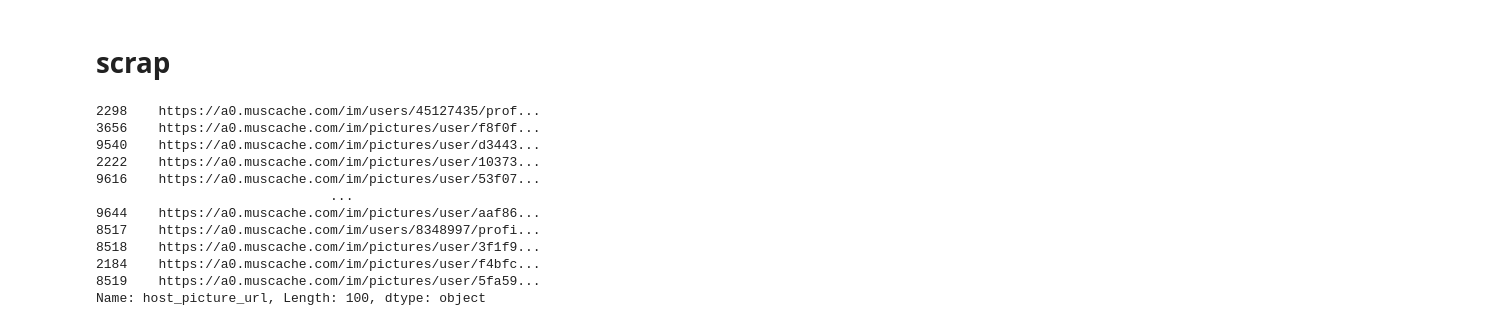
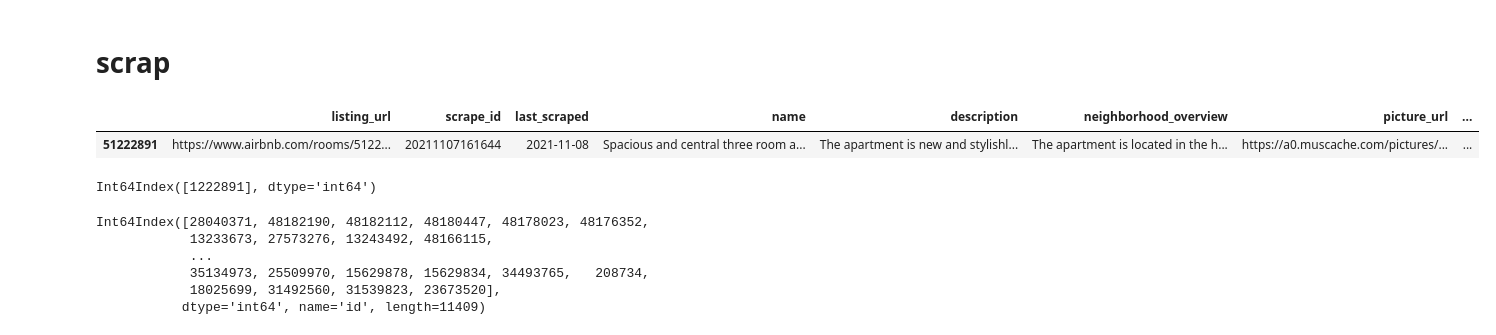
Before and after one commit to dernameistegal/airbnb_price, a Jupyter notebook: data_utils/data_preparation/listings_transformations.ipynb, the cells around one changed output. Saved outputs shown, nothing was run; the diff lists cells and outputs as text; code cells hidden in the pictures.

```diff
--- a/data_utils/data_preparation/listings_transformations.ipynb
+++ b/data_utils/data_preparation/listings_transformations.ipynb
@@ -565,18 +565,23 @@ listings.to_pickle(path)
 # scrap
 # %%
 scrap_listings = pd.read_pickle("/content/drive/MyDrive/Colab/airbnb/data/translations/translated_listings.pickle")
+scrap_listings.set_index("id", inplace=True)
-# %%
-scrap_listings.host_picture_url[100:200]
-# %% [output]
-2298    https://a0.muscache.com/im/users/45127435/prof...
-3656    https://a0.muscache.com/im/pictures/user/f8f0f...
-9540    https://a0.muscache.com/im/pictures/user/d3443...
-2222    https://a0.muscache.com/im/pictures/user/10373...
-9616    https://a0.muscache.com/im/pictures/user/53f07...
-                              ...
-9644    https://a0.muscache.com/im/pictures/user/aaf86...
-8517    https://a0.muscache.com/im/users/8348997/profi...
-8518    https://a0.muscache.com/im/pictures/user/3f1f9...
-2184    https://a0.muscache.com/im/pictures/user/f4bfc...
-8519    https://a0.muscache.com/im/pictures/user/5fa59...
-Name: host_picture_url, Length: 100, dtype: object
+# %%
+index = pd.Index([51222891])
+scrap_listings.loc[index]
+# %% [output]
+|  | listing_url | scrape_id | last_scraped | name | description | neighborhood_overview | picture_url | ... |
+| 51222891 | https://www.airbnb.com/rooms/5122... | 20211107161644 | 2021-11-08 | Spacious and central three room a... | The apartment is new and stylishl... | The apartment is located in the h... | https://a0.muscache.com/pictures/... | ... |
+# %%
+scrap_listings
+# %% [output]
+Int64Index([1222891], dtype='int64')
+# %%
+scrap_listings.index
+# %% [output]
+Int64Index([28040371, 48182190, 48182112, 48180447, 48178023, 48176352,
+            13233673, 27573276, 13243492, 48166115,
+            ...
+            35134973, 25509970, 15629878, 15629834, 34493765,   208734,
+            18025699, 31492560, 31539823, 23673520],
+           dtype='int64', name='id', length=11409)
```
